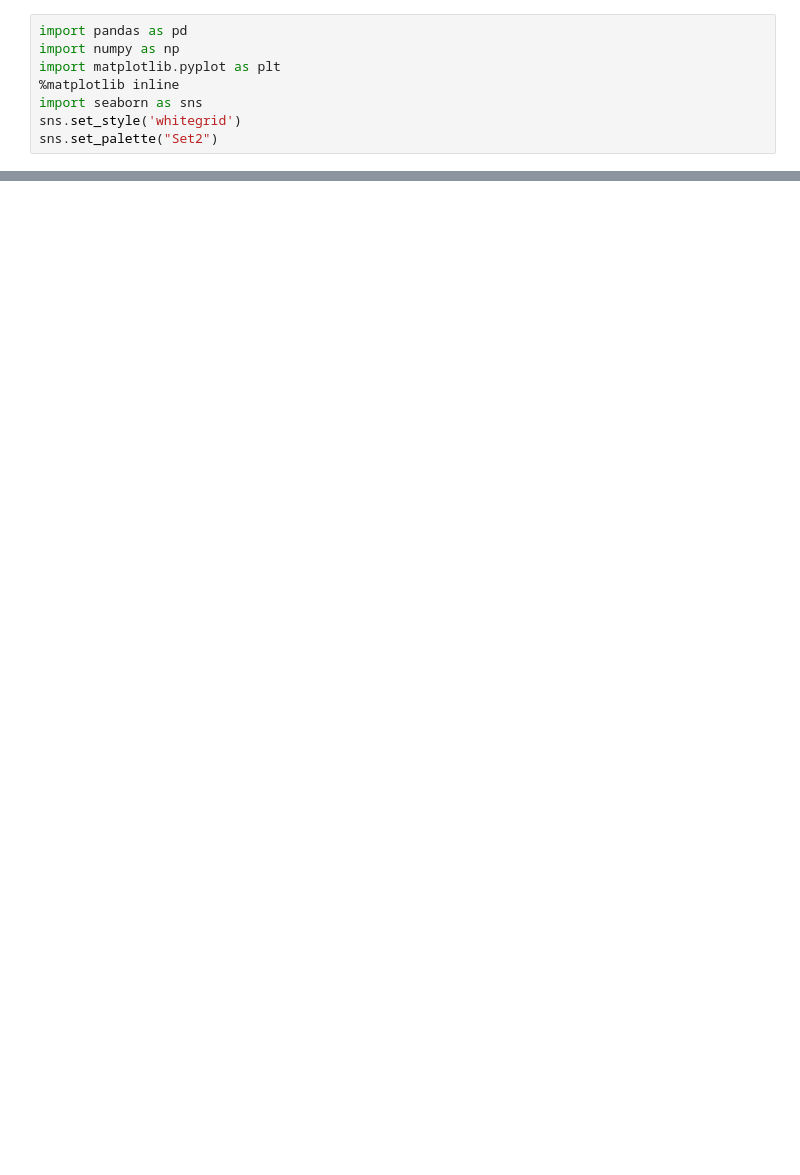
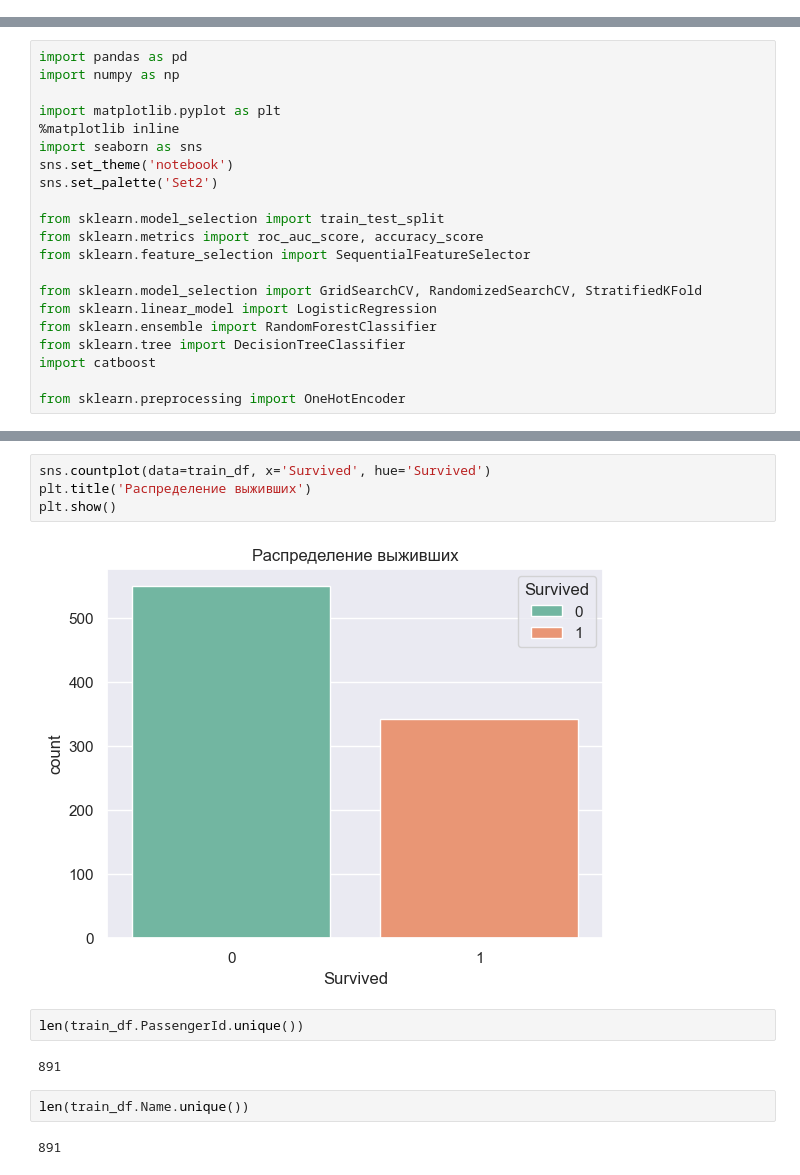
Before and after one commit to GridasovSasha/ML_classification_Titanic, a Jupyter notebook: main.ipynb, the cells around one changed output, grey strips where cells are left out. Drawn from its saved outputs; the diff is of its cells as text; blank space fills up the shorter version.

```diff
--- a/main.ipynb
+++ b/main.ipynb
@@ -1,8 +0,0 @@
-# %%
-import pandas as pd
-import numpy as np
-import matplotlib.pyplot as plt
-%matplotlib inline
-import seaborn as sns
-sns.set_style('whitegrid')
-sns.set_palette("Set2")
@@ -149,0 +1,21 @@ null_clearing(train_df)
+# %%
+import pandas as pd
+import numpy as np
+
+import matplotlib.pyplot as plt
+%matplotlib inline
+import seaborn as sns
+sns.set_theme('notebook')
+sns.set_palette('Set2')
+
+from sklearn.model_selection import train_test_split
+from sklearn.metrics import roc_auc_score, accuracy_score
+from sklearn.feature_selection import SequentialFeatureSelector
+
+from sklearn.model_selection import GridSearchCV, RandomizedSearchCV, StratifiedKFold
+from sklearn.linear_model import LogisticRegression
+from sklearn.ensemble import RandomForestClassifier
+from sklearn.tree import DecisionTreeClassifier
+import catboost
+
+from sklearn.preprocessing import OneHotEncoder
@@ -149,0 +116,14 @@ null_clearing(train_df)
+# %%
+sns.countplot(data=train_df, x='Survived', hue='Survived')
+plt.title('Распределение выживших')
+plt.show()
+# %% [output]
+[figure, added]
+# %%
+len(train_df.PassengerId.unique())
+# %% [output]
+891
+# %%
+len(train_df.Name.unique())
+# %% [output]
+891
```
Also changed, not shown: parts of 65 cells of this notebook, 1 other file.
